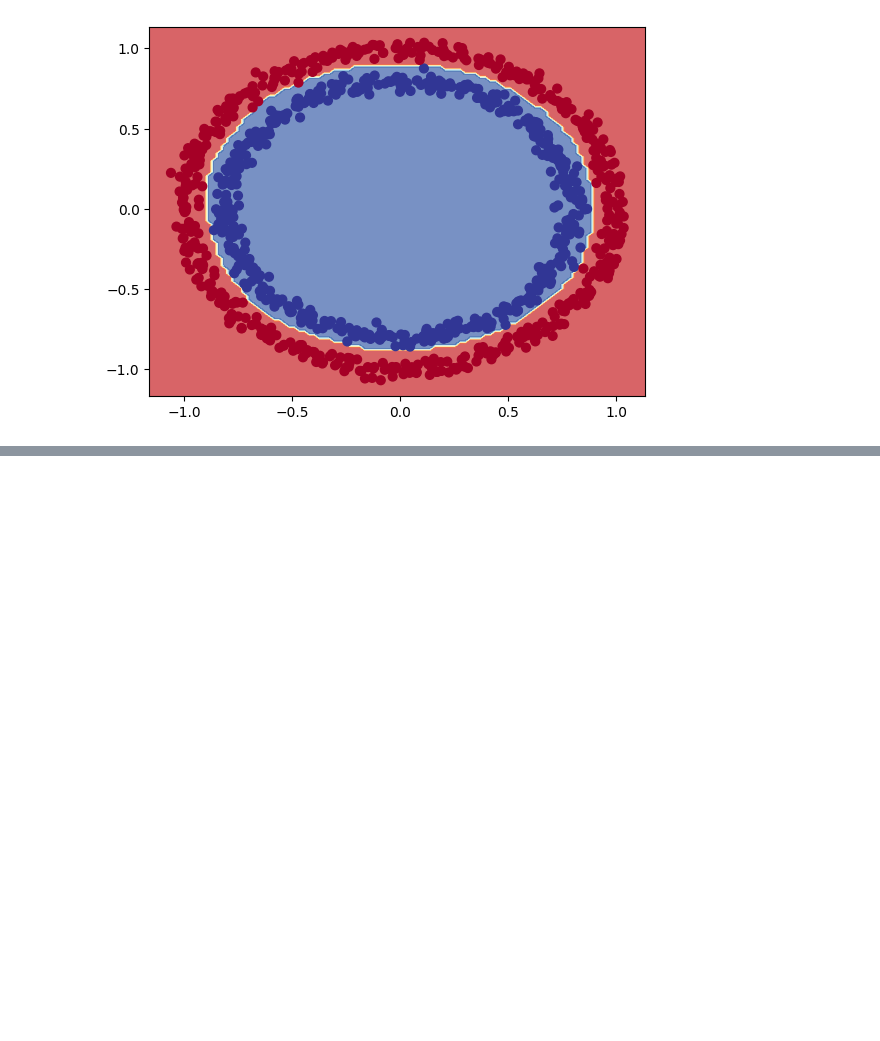
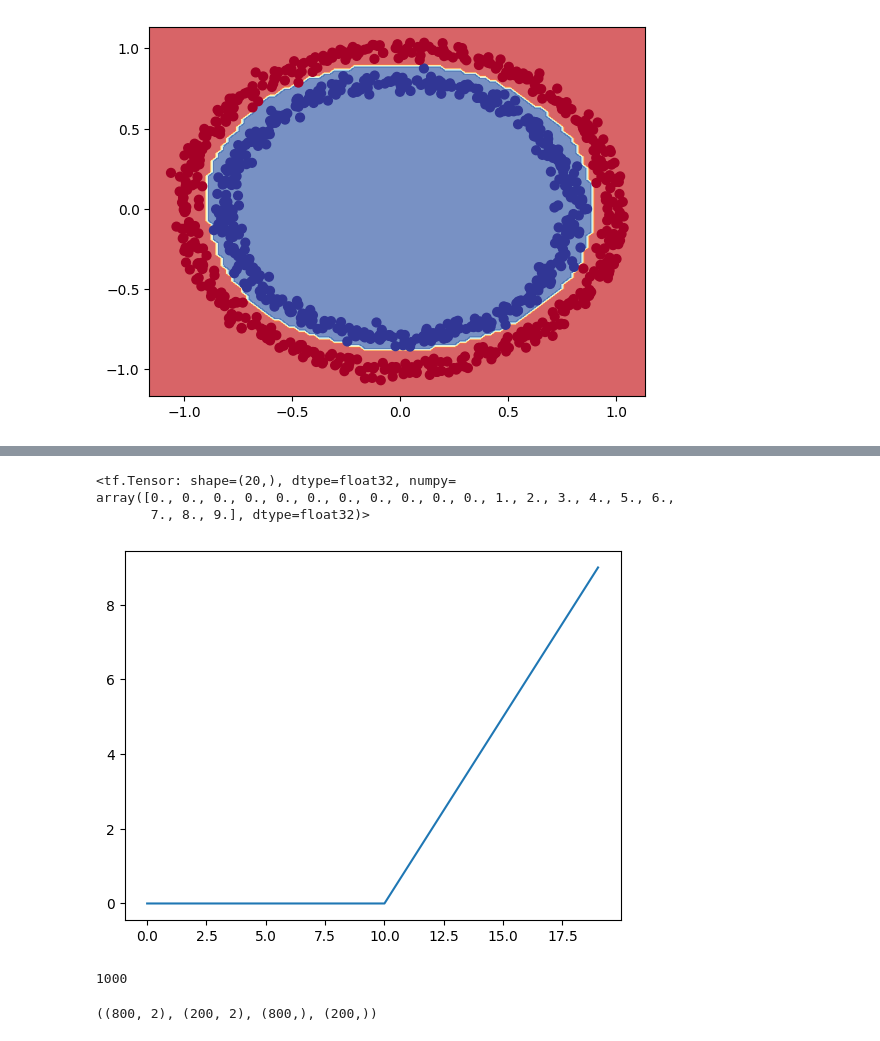
Before and after one commit to akshat-shethia/Deep_Learning, a Jupyter notebook: TensorFlow_For_Deep_Learning/My_02_neural_network_classification_in_tensorflow.ipynb, the cells around one changed output, grey strips where cells are left out. Saved outputs shown, nothing was run; the diff lists cells and outputs as text; code cells hidden in the pictures; blank space fills up the shorter version.

```diff
--- a/TensorFlow_For_Deep_Learning/My_02_neural_network_classification_in_tensorflow.ipynb
+++ b/TensorFlow_For_Deep_Learning/My_02_neural_network_classification_in_tensorflow.ipynb
@@ -306,0 +341,21 @@ doing binary classifcation...
+# %%
+# ReLU - https://www.tensorflow.org/api_docs/python/tf/keras/activations/relu
+def relu(x):
+  return tf.maximum(0, x)
+
+# Pass toy tensor through ReLU function
+relu(A)
+# %% [output]
+<tf.Tensor: shape=(20,), dtype=float32, numpy=
+array([0., 0., 0., 0., 0., 0., 0., 0., 0., 0., 0., 1., 2., 3., 4., 5., 6.,
+       7., 8., 9.], dtype=float32)>
+# %%
+# Plot ReLU-modified tensor
+plt.plot(relu(A));
+# %% [output]
+[figure, added]
+# %%
+# How many examples are in the whole dataset?
+len(X)
+# %% [output]
+1000
@@ -306,0 +365,4 @@ doing binary classifcation...
+# %%
+X_train.shape, X_test.shape, y_train.shape, y_test.shape
+# %% [output]
+((800, 2), (200, 2), (800,), (200,))
```
Also changed, not shown: parts of 8 cells of this notebook.
